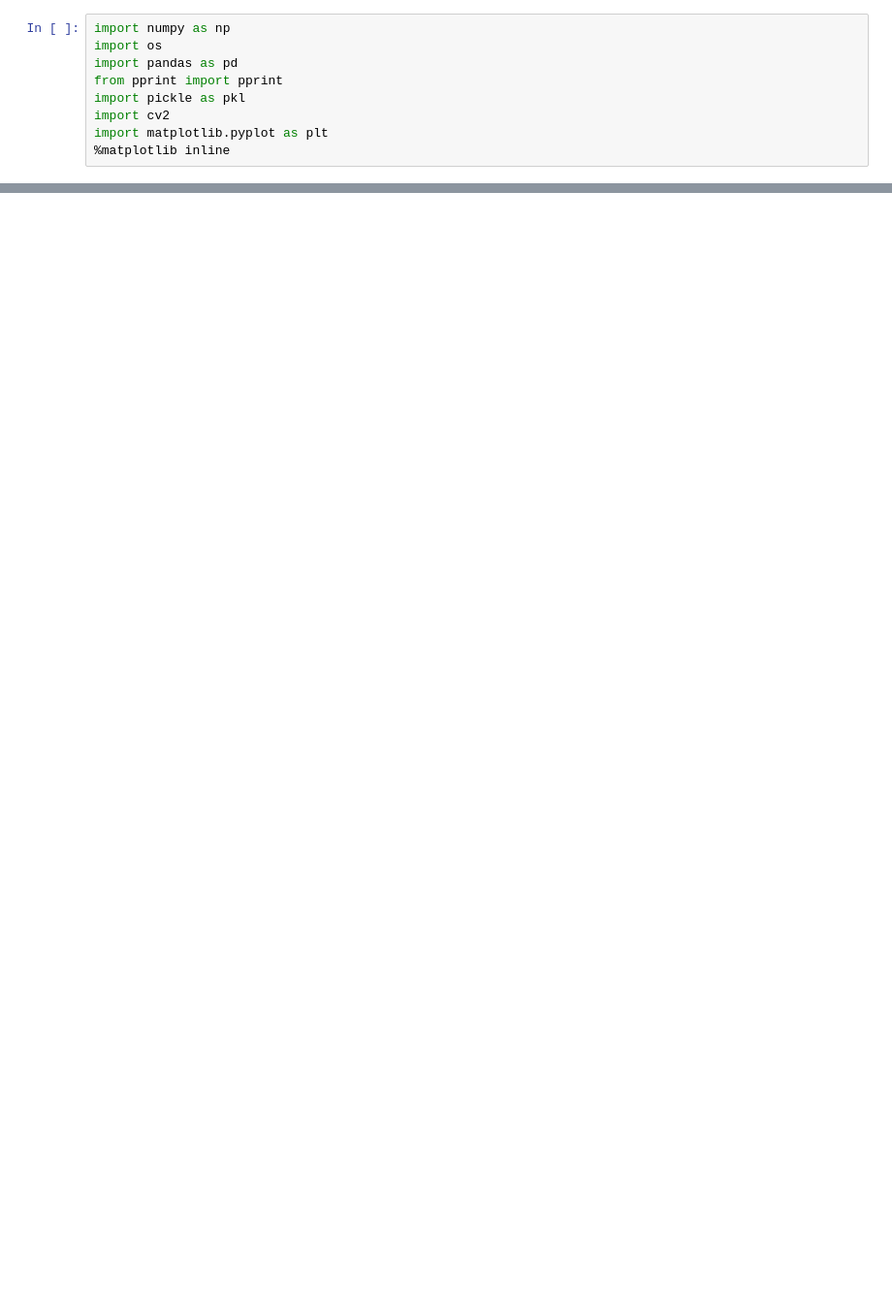
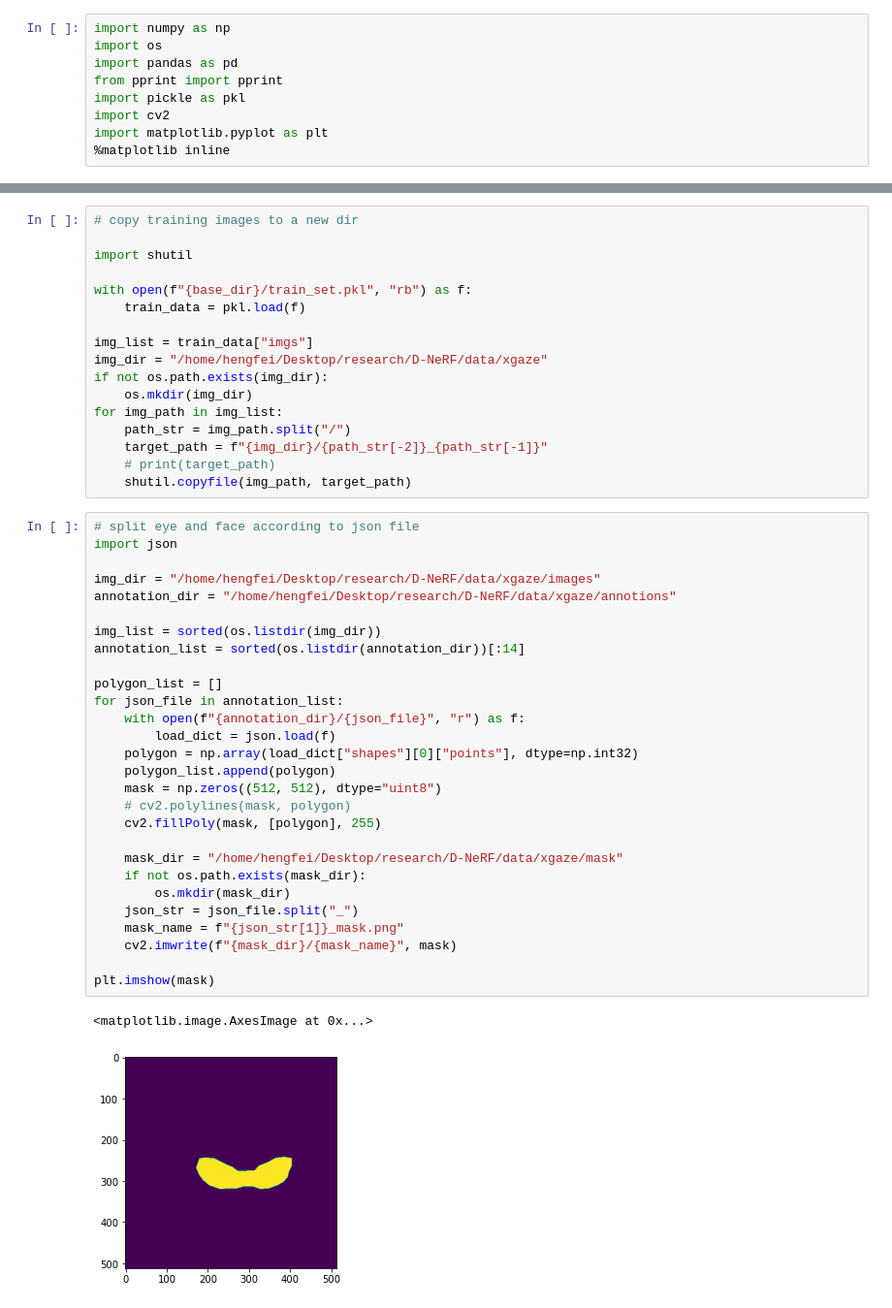
Before and after one commit to hengfei-wang/D-NeRF, a Jupyter notebook: prepare_data.ipynb, the cells around one changed output, grey strips where cells are left out. Shown at 97% size. Saved outputs shown, nothing was run; the diff lists cells and outputs as text; blank space fills up the shorter version.

Commit message:
multi view training

```diff
--- a/prepare_data.ipynb
+++ b/prepare_data.ipynb
@@ -135,0 +107,48 @@ for img_num in imgs_num:
+# %%
+# copy training images to a new dir
+
+import shutil
+
+with open(f"{base_dir}/train_set.pkl", "rb") as f:
+    train_data = pkl.load(f)
+
+img_list = train_data["imgs"]
+img_dir = "/home/hengfei/Desktop/research/D-NeRF/data/xgaze"
+if not os.path.exists(img_dir):
+    os.mkdir(img_dir)
+for img_path in img_list:
+    path_str = img_path.split("/")
+    target_path = f"{img_dir}/{path_str[-2]}_{path_str[-1]}"
+    # print(target_path)
+    shutil.copyfile(img_path, target_path)
+# %%
+# split eye and face according to json file
+import json
+
+img_dir = "/home/hengfei/Desktop/research/D-NeRF/data/xgaze/images"
+annotation_dir = "/home/hengfei/Desktop/research/D-NeRF/data/xgaze/annotions"
+
+img_list = sorted(os.listdir(img_dir))
+annotation_list = sorted(os.listdir(annotation_dir))[:14]
+
+polygon_list = []
+for json_file in annotation_list:
+    with open(f"{annotation_dir}/{json_file}", "r") as f:
+        load_dict = json.load(f)
+    polygon = np.array(load_dict["shapes"][0]["points"], dtype=np.int32)
+    polygon_list.append(polygon)
+    mask = np.zeros((512, 512), dtype="uint8")
+    # cv2.polylines(mask, polygon)
+    cv2.fillPoly(mask, [polygon], 255)
+
+    mask_dir = "/home/hengfei/Desktop/research/D-NeRF/data/xgaze/mask"
+    if not os.path.exists(mask_dir):
+        os.mkdir(mask_dir)
+    json_str = json_file.split("_")
+    mask_name = f"{json_str[1]}_mask.png"
+    cv2.imwrite(f"{mask_dir}/{mask_name}", mask)
+
+plt.imshow(mask)
+# %% [output]
+<matplotlib.image.AxesImage at 0x...>
+[figure, added]
```
Also changed, not shown: parts of 5 cells of this notebook, 4 other files.
